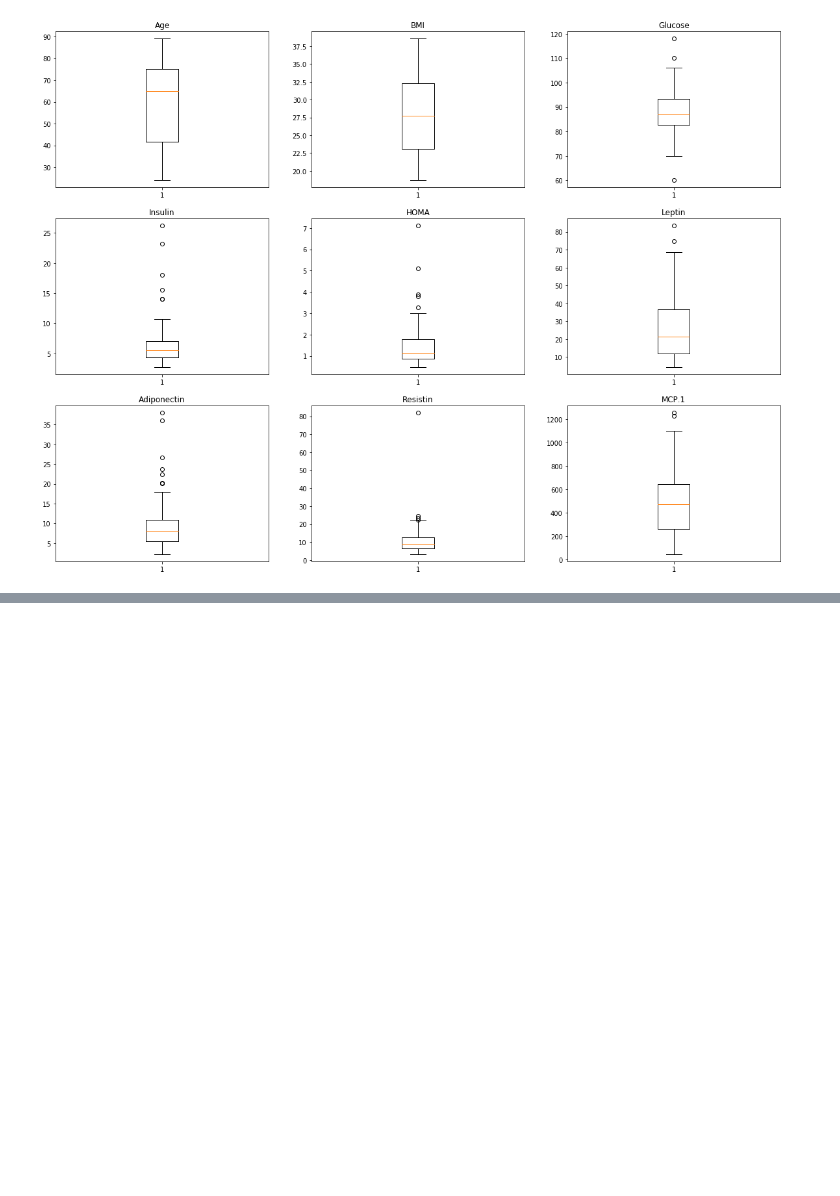
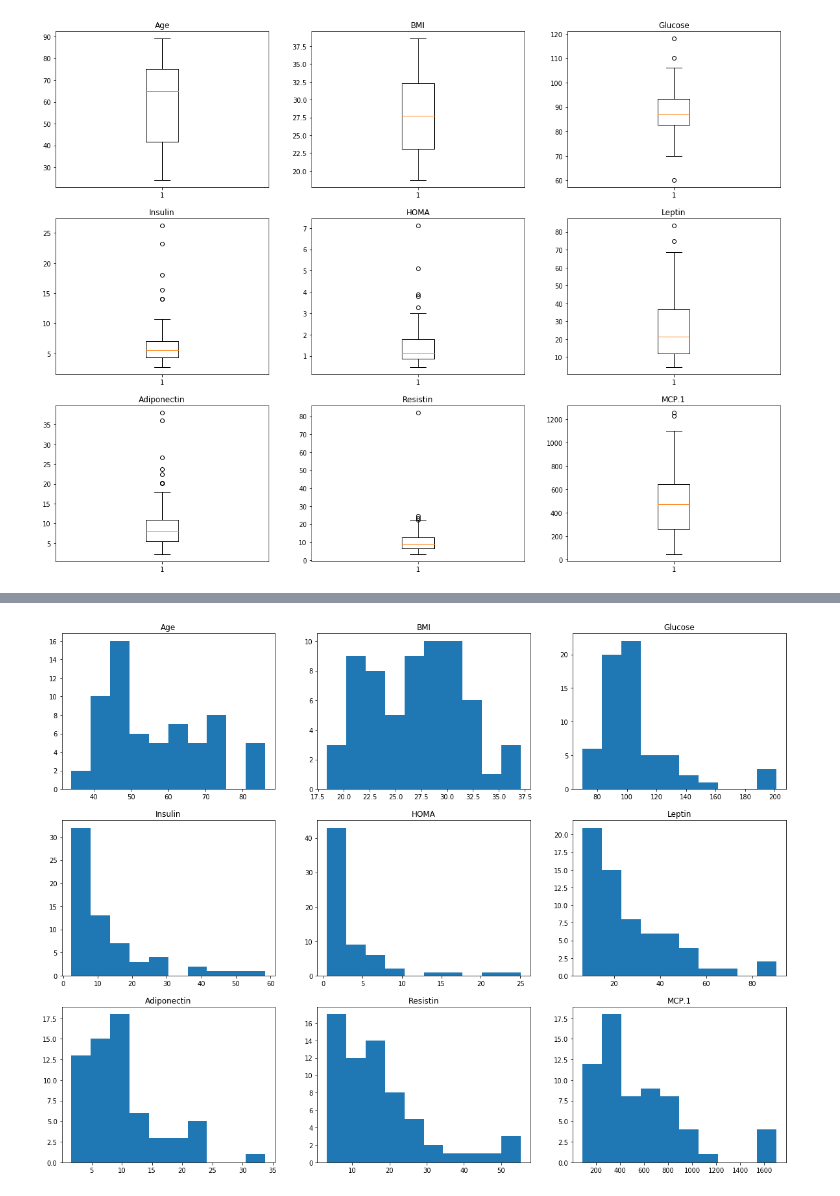
Before and after one commit to LuisMota93/Breast-Cancer-Machine-Learning-Prediction, a Jupyter notebook: cancer_prediction.ipynb, the cells around one changed output, grey strips where cells are left out. Saved outputs shown, nothing was run; the diff lists cells and outputs as text; code cells hidden in the pictures; blank space fills up the shorter version.

Commit message:
No cancer subset summary statistics

```diff
--- a/cancer_prediction.ipynb
+++ b/cancer_prediction.ipynb
@@ -169,0 +194,5 @@ box_dist(cancer)
+# %%
+#histograms
+histogram_dist(no_cancer)
+# %% [output]
+[figure, added]
```
Also changed, not shown: parts of 3 cells of this notebook.
